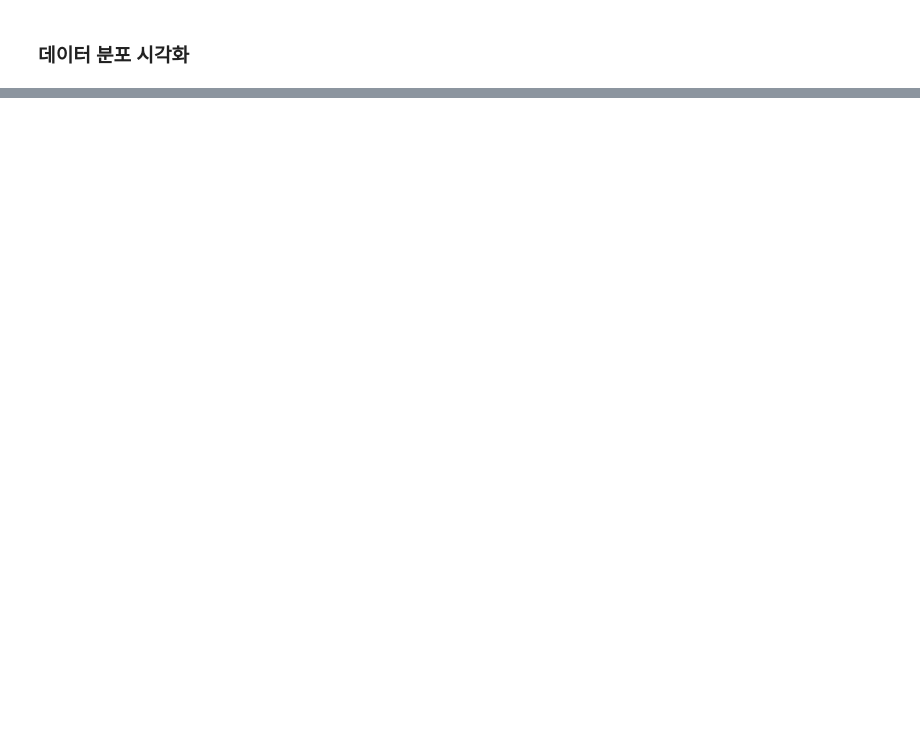
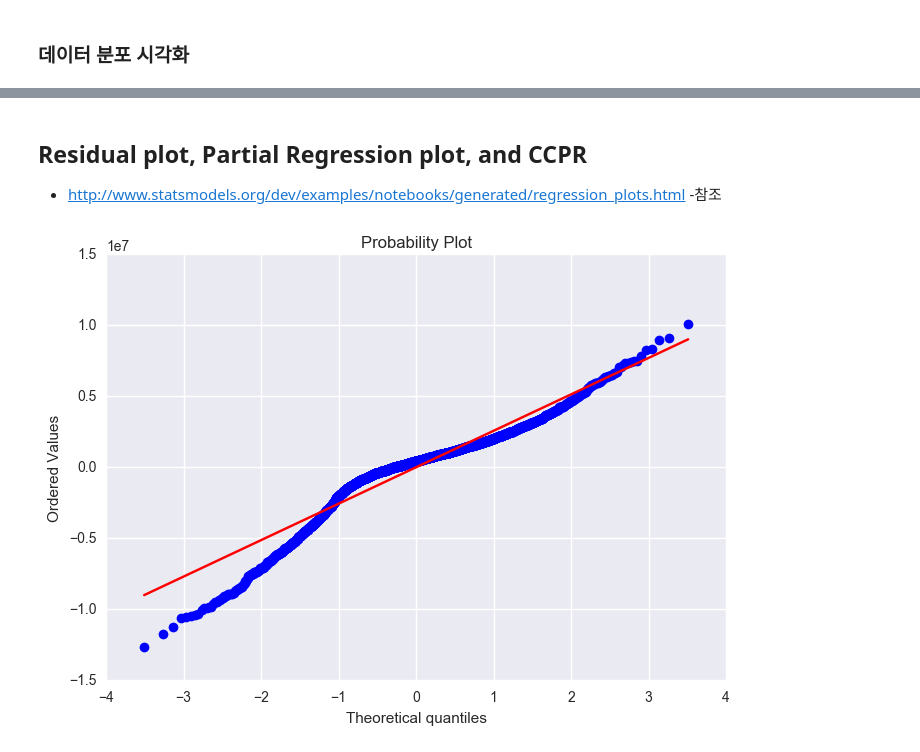
Before and after one commit to KyutaeLee/LinearRegressionProject1, a Jupyter notebook: LinearRegressionProject1.ipynb, the cells around one changed output, grey strips where cells are left out. Saved outputs shown, nothing was run; the diff lists cells and outputs as text; code cells hidden in the pictures; blank space fills up the shorter version.

```diff
--- a/LinearRegressionProject1.ipynb
+++ b/LinearRegressionProject1.ipynb
@@ -136,0 +608,6 @@ sm.stats.anova_lm(model_chas.fit())
+# %%
+dfX3_idx_c = sm.add_constant(dfX3_idx)
+
+model_idx_c = sm.OLS(dfY_idx, dfX3_idx_c)
+result_idx_c = model_idx_c.fit()
+print(result_idx_c.summary())
@@ -136,0 +647,30 @@ sm.stats.anova_lm(model_chas.fit())
+# %%
+'''Now apply train_test analysis on OLS using exracted features after scaling
+the necessary features. The split should be around 7:3 ratio, and make sure to
+include stratified option'''
+
+'''dfX2 is now our non-scaled feature matrix with dfY being the dependent variable
+vector. First repartition dfX2 into numerical and categorical parts'''
+dfX3_train, dfX3_test, dfY_train, dfY_test = train_test_split(dfX3_idx_c, dfY_idx, test_size = 0.2, random_state = 0)
+
+
+'''
+#Split into numerical anc categorical parts'''
+dfX3_train_numeric, dfX3_train_cat = num_cat_divider(dfX3_train, OLS_feature_extracted)
+dfX3_test_numeric, dfX3_test_cat = num_cat_divider(dfX3_test, OLS_feature_extracted)
+#Index saved for later proprocessing
+dfX3_train_index = list(dfX3_train_numeric.index.values)
+dfX3_test_index = list(dfX3_test_numeric.index.values)
+
+
+sc_dfx3 = StandardScaler()
+dfX3_train_numeric_sc = pd.DataFrame(sc_dfx3.fit_transform(dfX3_train_numeric),
+                                     columns = dfX3_train_numeric.columns.values, index=dfX3_train_index)
+dfX3_test_numeric_sc = pd.DataFrame(sc_dfx3.transform(dfX3_test_numeric),
+                                    columns = dfX3_test_numeric.columns.values, index=dfX3_test_index)
+
+dfX3_train_sc = pd.concat([dfX3_train_numeric_sc, dfX3_train_cat], axis = 1)
+dfX3_test_sc = pd.concat([dfX3_test_numeric_sc, dfX3_test_cat], axis = 1)
+
+print(dfX3_train_sc.shape)
+print(dfY_train.shape)
@@ -136,0 +745,5 @@ sm.stats.anova_lm(model_chas.fit())
+# %%
+'''OLS run for train and test runs respectively'''
+model_train2 = sm.OLS(dfY_train, dfX3_train_sc)
+result_train2 = model_train2.fit()
+print(result_train2.summary())
@@ -136,0 +768,9 @@ sm.stats.anova_lm(model_chas.fit())
+# %% [markdown]
+## Residual plot, Partial Regression plot, and CCPR
+
+* http://www.statsmodels.org/dev/examples/notebooks/generated/regression_plots.html -참조
+# %%
+stats.probplot(result_train2.resid, plot=plt)
+plt.show()
+# %% [output]
+[figure, added]
```
Also changed, not shown: parts of 111 cells of this notebook.
